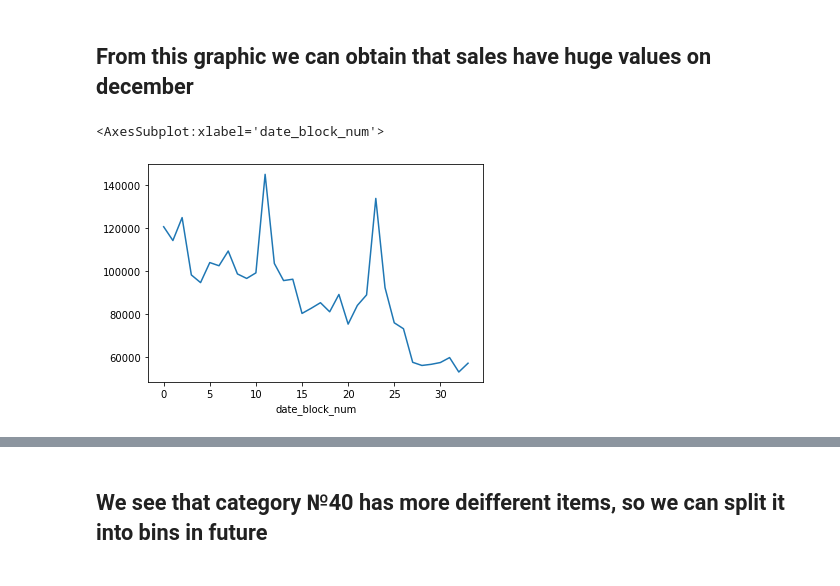
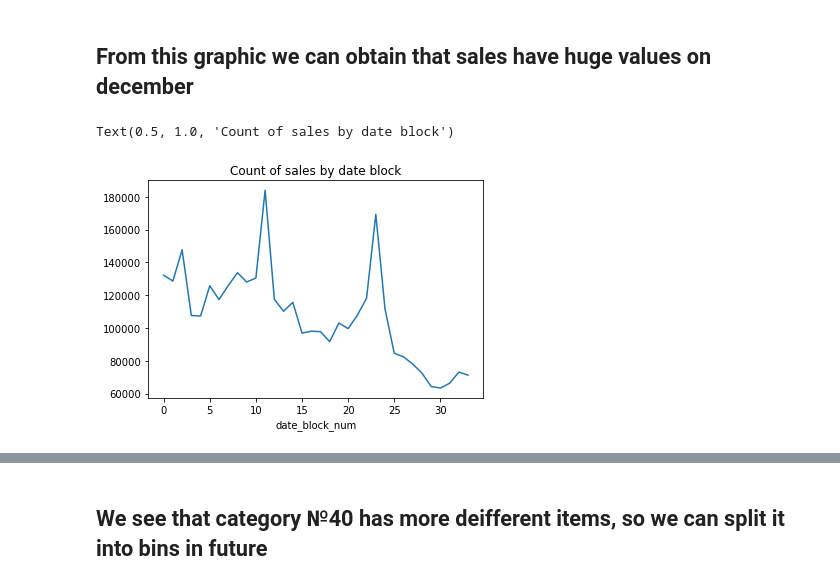
Before and after one commit to Evgeniy-2000/ML_practice_project, a Jupyter notebook: Main.ipynb, the cells around one changed output, grey strips where cells are left out. Cells and saved outputs as stored; diff of their text form; code cells hidden in the pictures.

```diff
--- a/Main.ipynb
+++ b/Main.ipynb
@@ -164,4 +164,4 @@ train_grouped_by_month.query('item_price > 30000 and item_price < 350000')['item
 [figure]
 # %%
 # remove outliers. We delete values less then 21, because final answer values have to belongs to range [0,20]
-train_grouped_by_month = train_grouped_by_month.query('item_cnt_month >= 0 and item_cnt_month <= 20')
+#train_grouped_by_month = train_grouped_by_month.query('item_cnt_month >= 0 and item_cnt_month <= 20')
@@ -177,7 +172,7 @@ sns.heatmap(train_grouped_by_month.drop(['shop_id', 'item_id'], axis=1).corr())
 ## From this graphic we can obtain that sales have huge values on december
 # %%
 sales_by_date = train_grouped_by_month.groupby(['date_block_num'])['item_cnt_month'].sum()
-sales_by_date.plot()
+sales_by_date.plot().set_title('Count of sales by date block')
 # %% [output]
-<AxesSubplot:xlabel='date_block_num'>
+Text(0.5, 1.0, 'Count of sales by date block')
-[figure, old version]
+[figure, new version]
```
Also changed, not shown: parts of 20 cells of this notebook.
